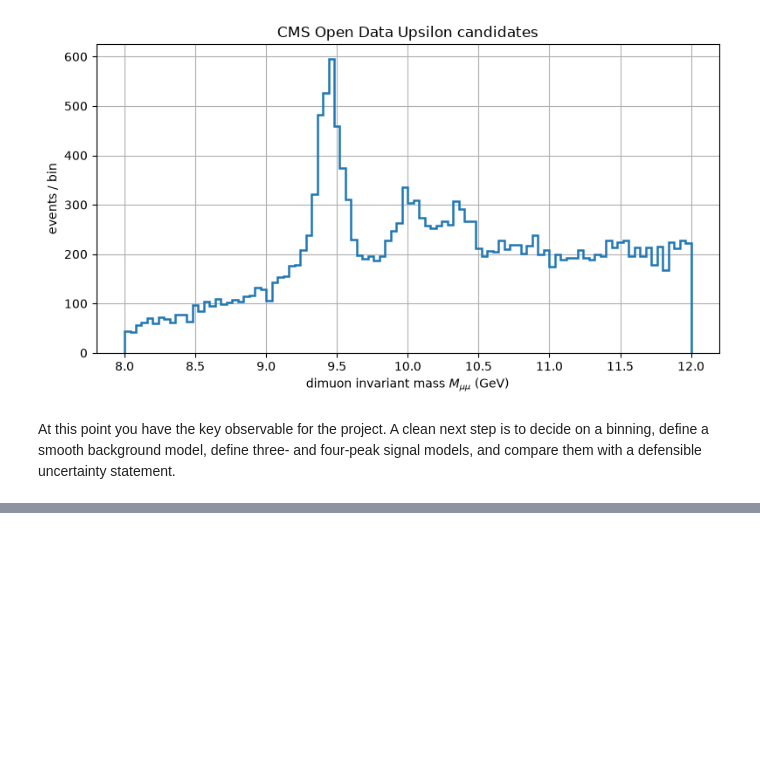
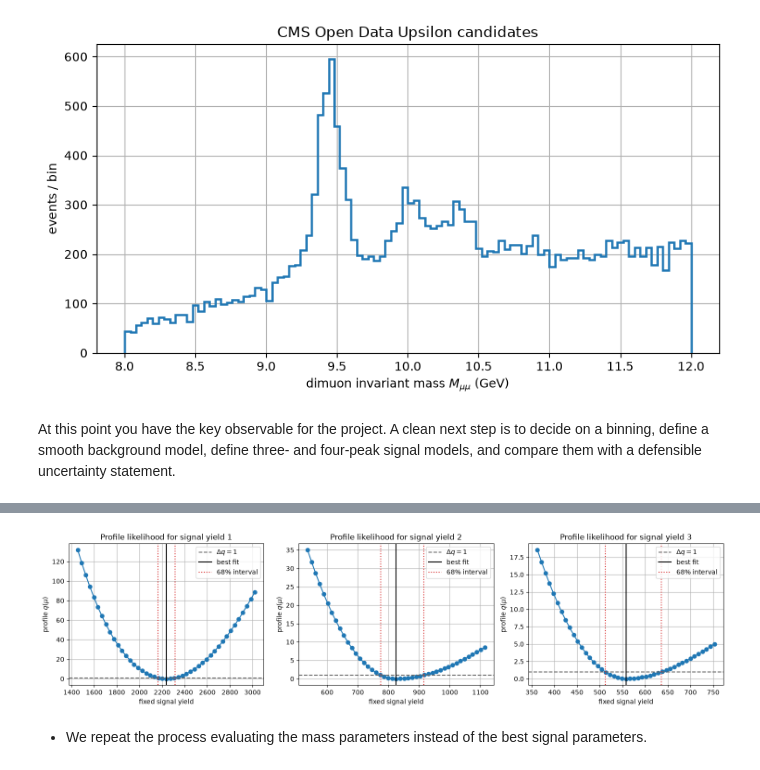
Before and after one commit to nkoval-wm/project1-nkoval-wm, a Jupyter notebook: notebooks/load_and_compute_mass.ipynb, the cells around one changed output, grey strips where cells are left out. Saved outputs shown, nothing was run; the diff lists cells and outputs as text; code cells hidden in the pictures; blank space fills up the shorter version.

```diff
--- a/notebooks/load_and_compute_mass.ipynb
+++ b/notebooks/load_and_compute_mass.ipynb
@@ -161,0 +832,34 @@ At this point you have the key observable for the project. A clean next step is
+# %%
+
+# Plot the profile-likelihood curve and mark the Delta q = 1 interval.
+fig, axes = plt.subplots(1,3, figsize=(15, 4))
+
+for i in range(len(best_signal_yields)):
+
+    ax = axes[i]
+    best_signal_yield = best_signal_yields[i]
+
+    signal_profile = profile_signal_yield[
+        profile_signal_yield["signal_number"] == i + 1
+    ].sort_values("signal_yield")
+
+    profile_lower = profile_uncertainty_summary["profile_lower_68"][i]
+    profile_upper = profile_uncertainty_summary["profile_upper_68"][i]
+
+    ax.plot(signal_profile["signal_yield"], signal_profile["profile_q"], "o-")
+    ax.axhline(1.0, color="0.4", ls="--", label=r"$\Delta q=1$")
+    ax.axvline(best_signal_yield, color="black", lw=1.5, label="best fit")
+    ax.axvline(profile_lower, color="C3", ls=":", label="68% interval")
+    ax.axvline(profile_upper, color="C3", ls=":")
+    ax.set_xlabel("fixed signal yield")
+    ax.set_ylabel(r"profile $q(\mu)$")
+    ax.set_title(f"Profile likelihood for signal yield {i+1}")
+    ax.legend()
+
+fig.tight_layout()
+plt.savefig(FIGURE_DIR / "Profile_Likelihood_Signal_Yields.png", dpi=300, bbox_inches="tight")
+plt.show()
+# %% [output]
+[figure, added]
+# %% [markdown]
+- We repeat the process evaluating the mass parameters instead of the best signal parameters.
```
Also changed, not shown: parts of 21 cells of this notebook, 9 other files.
